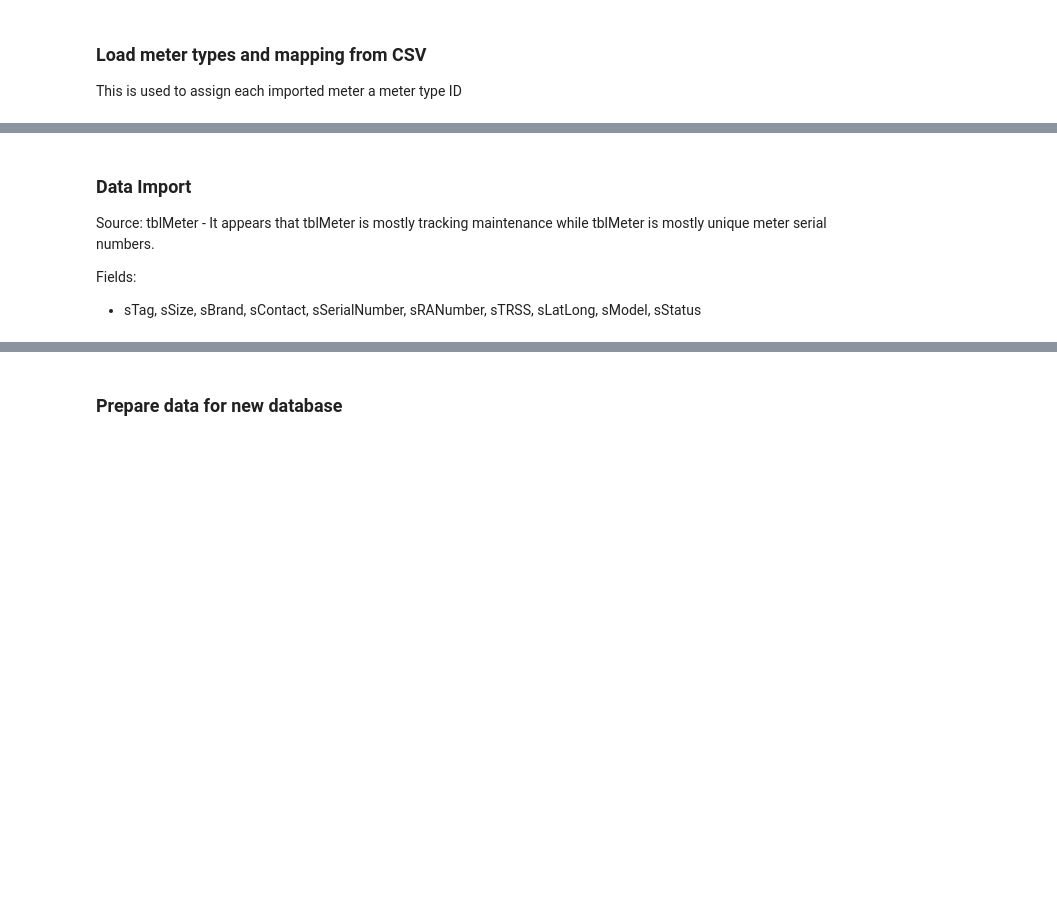
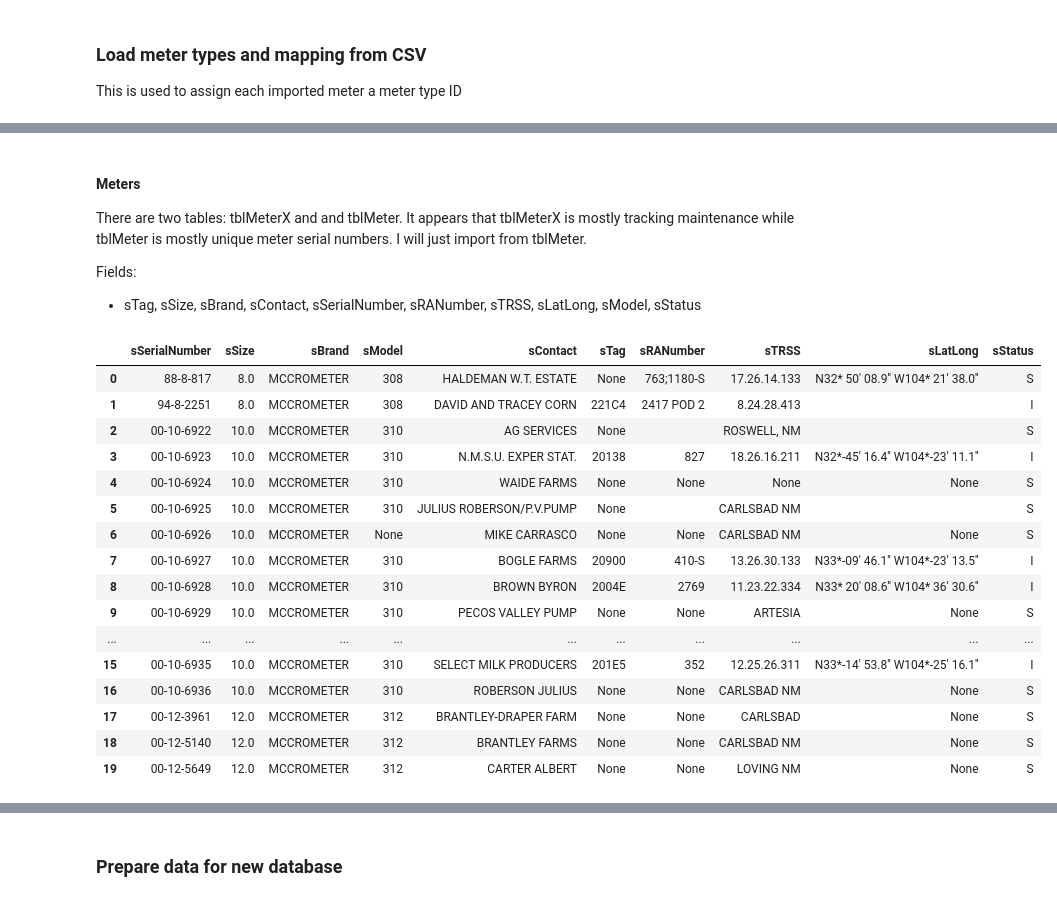
Before and after one commit to NMWDI/WaterManagerDB, a Jupyter notebook: tools/ExtractMeters.ipynb, the cells around one changed output, grey strips where cells are left out. Cells and saved outputs as stored; diff of their text form; code cells hidden in the pictures; blank space fills up the shorter version.

```diff
--- a/tools/ExtractMeters.ipynb
+++ b/tools/ExtractMeters.ipynb
@@ -59,15 +96,33 @@ cnxn = pyodbc.connect(conn_str)
 # %% [markdown]
-### Data Import
-Source:
-tblMeter - It appears that tblMeter is mostly tracking maintenance while tblMeter is mostly unique meter serial numbers.
+#### Meters
+There are two tables: tblMeterX and and tblMeter. It appears that tblMeterX is mostly tracking maintenance while tblMeter is mostly unique meter serial numbers.
+I will just import from tblMeter.
 
 Fields:
 - sTag, sSize, sBrand, sContact, sSerialNumber, sRANumber, sTRSS, sLatLong, sModel, sStatus
 # %%
 qry = '''
     SELECT DISTINCT sSerialNumber, sSize, sBrand, sModel, sContact, sTag, sRANumber, sTRSS, sLatLong, sStatus
     FROM tblMeter
     WHERE sSerialNumber IS NOT NULL AND sSerialNumber <> ''
 '''
 meter_df = pd.read_sql_query(qry, cnxn)
-meter_df.head()
+meter_df.head(20)
+# %% [output]
+|  | sSerialNumber | sSize | sBrand | sModel | sContact | sTag | sRANumber | sTRSS | sLatLong | sStatus |
+| 0 | 88-8-817 | 8.0 | MCCROMETER | 308 | HALDEMAN W.T. ESTATE | None | 763;1180-S | 17.26.14.133 | N32* 50' 08.9'' W104* 21' 38.0'' | S |
+| 1 | 94-8-2251 | 8.0 | MCCROMETER | 308 | DAVID AND TRACEY CORN | 221C4 | 2417 POD 2 | 8.24.28.413 |  | I |
+| 2 | 00-10-6922 | 10.0 | MCCROMETER | 310 | AG SERVICES | None |  | ROSWELL, NM |  | S |
+| 3 | 00-10-6923 | 10.0 | MCCROMETER | 310 | N.M.S.U. EXPER STAT. | 20138 | 827 | 18.26.16.211 | N32*-45' 16.4'' W104*-23' 11.1'' | I |
+| 4 | 00-10-6924 | 10.0 | MCCROMETER | 310 | WAIDE FARMS | None | None | None | None | S |
+| 5 | 00-10-6925 | 10.0 | MCCROMETER | 310 | JULIUS ROBERSON/P.V.PUMP | None |  | CARLSBAD NM |  | S |
+| 6 | 00-10-6926 | 10.0 | MCCROMETER | None | MIKE CARRASCO | None | None | CARLSBAD NM | None | S |
+| 7 | 00-10-6927 | 10.0 | MCCROMETER | 310 | BOGLE FARMS | 20900 | 410-S | 13.26.30.133 | N33*-09' 46.1'' W104*-23' 13.5'' | I |
+| 8 | 00-10-6928 | 10.0 | MCCROMETER | 310 | BROWN BYRON | 2004E | 2769 | 11.23.22.334 | N33* 20' 08.6'' W104* 36' 30.6'' | I |
+| 9 | 00-10-6929 | 10.0 | MCCROMETER | 310 | PECOS VALLEY PUMP | None | None | ARTESIA | None | S |
+| ... | ... | ... | ... | ... | ... | ... | ... | ... | ... | ... |
+| 15 | 00-10-6935 | 10.0 | MCCROMETER | 310 | SELECT MILK PRODUCERS | 201E5 | 352 | 12.25.26.311 | N33*-14' 53.8'' W104*-25' 16.1'' | I |
+| 16 | 00-10-6936 | 10.0 | MCCROMETER | 310 | ROBERSON JULIUS | None | None | CARLSBAD NM | None | S |
+| 17 | 00-12-3961 | 12.0 | MCCROMETER | 312 | BRANTLEY-DRAPER FARM | None | None | CARLSBAD | None | S |
+| 18 | 00-12-5140 | 12.0 | MCCROMETER | 312 | BRANTLEY FARMS | None | None | CARLSBAD NM | None | S |
+| 19 | 00-12-5649 | 12.0 | MCCROMETER | 312 | CARTER ALBERT | None | None | LOVING NM | None | S |
```
Also changed, not shown: parts of 44 cells of this notebook, 5 other files.
